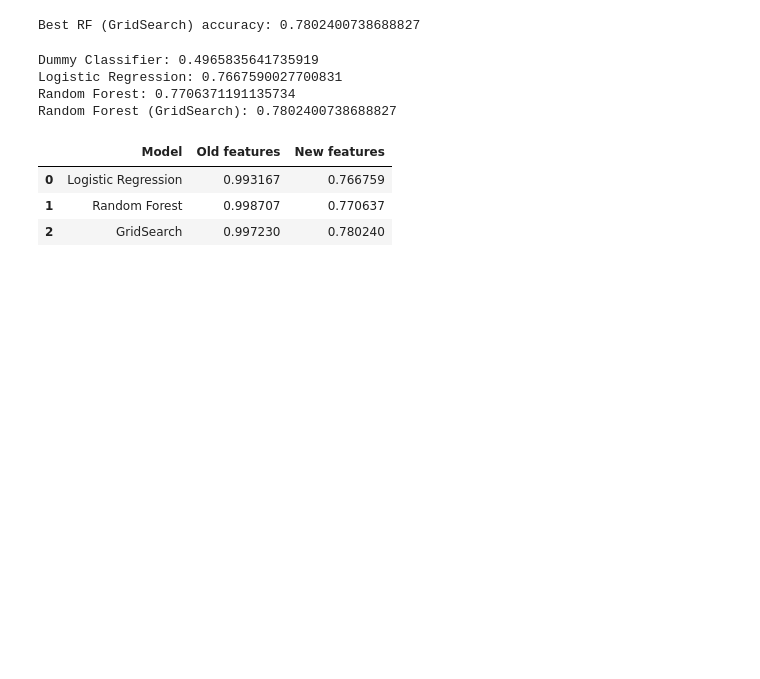
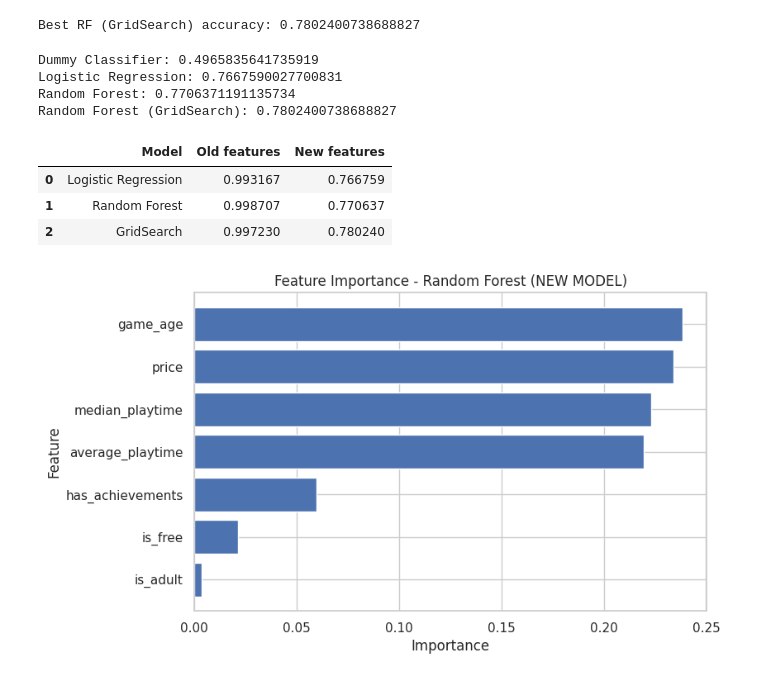
Before and after one commit to philippwaleria1-blip/steam-ml-project, a Jupyter notebook: ml_steam.ipynb, the cells around one changed output. Saved outputs shown, nothing was run; the diff lists cells and outputs as text; code cells hidden in the pictures; blank space fills up the shorter version.

```diff
--- a/ml_steam.ipynb
+++ b/ml_steam.ipynb
@@ -473,3 +473,22 @@ results
 | 0 | Logistic Regression | 0.993167 | 0.766759 |
 | 1 | Random Forest | 0.998707 | 0.770637 |
 | 2 | GridSearch | 0.997230 | 0.780240 |
+# %%
+importances = rf2.feature_importances_
+
+feat_importance = pd.DataFrame({
+    "feature": X_new.columns,
+    "importance": importances
+})
+
+feat_importance = feat_importance.sort_values("importance", ascending=True)
+
+plt.figure(figsize=(8,5))
+plt.barh(feat_importance["feature"], feat_importance["importance"])
+plt.title("Feature Importance - Random Forest (NEW MODEL)")
+plt.xlabel("Importance")
+plt.ylabel("Feature")
+
+plt.show()
+# %% [output]
+[figure, added]
```
Also changed, not shown: parts of 1 cell of this notebook.
